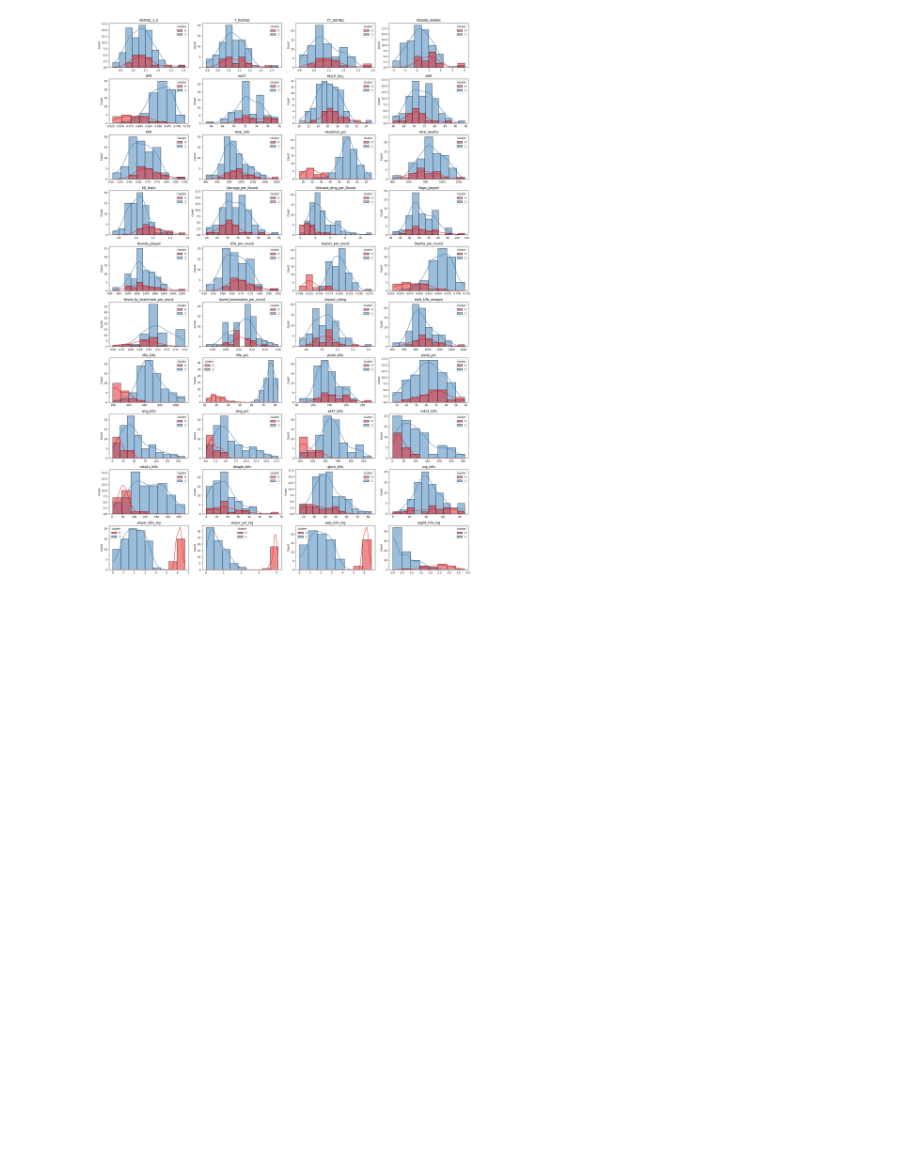
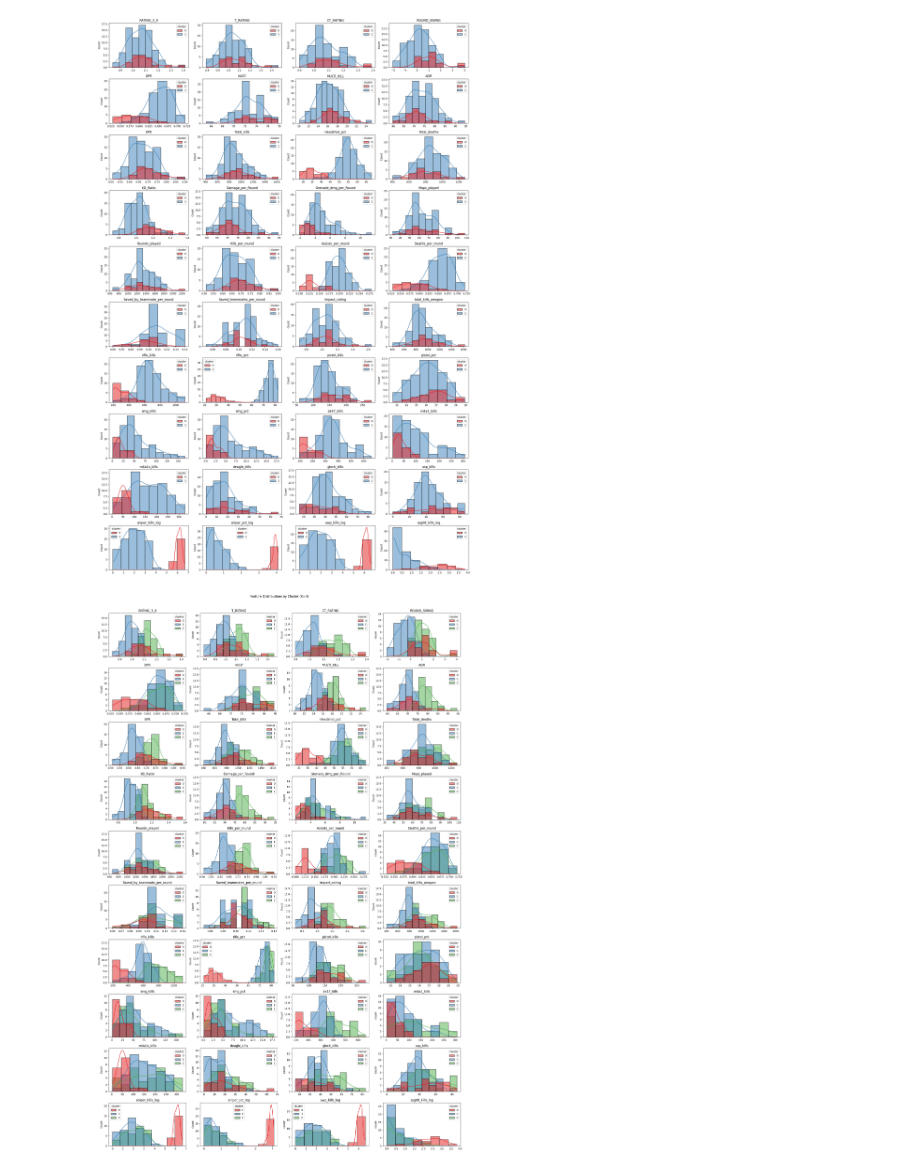
Before and after one commit to dantngn98/hltv_players_unsupervised_learning, a Jupyter notebook: notebooks/Kmeans_clustering.ipynb, the cells around one changed output. Drawn from its saved outputs; the diff is of its cells as text; code cells hidden in the pictures; blank space fills up the shorter version.

```diff
--- a/notebooks/Kmeans_clustering.ipynb
+++ b/notebooks/Kmeans_clustering.ipynb
@@ -232,3 +232,33 @@ plt.tight_layout()
 plt.show()
 # %% [output]
 [figure]
+# %%
+X_labeled3 = pd.DataFrame({'player_id': df['player_id'].to_list(), 'cluster': kmeans3.labels_})
+
+df_labeled3 = df.join(
+    pl.DataFrame(X_labeled3),
+    on='player_id',
+    how='left'
+)
+
+df_plot3 = df_labeled3.select(feature_cols + ['cluster']).to_pandas()
+
+n_cols = 4
+n_rows = -(-len(feature_cols) // n_cols)
+
+fig, axes = plt.subplots(n_rows, n_cols, figsize=(20, n_rows * 3))
+axes = axes.flatten()
+
+for i, col in enumerate(feature_cols):
+    sns.histplot(data=df_plot3, x=col, hue='cluster', kde=True, ax=axes[i], palette='Set1')
+    axes[i].set_title(col)
+    axes[i].set_xlabel('')
+
+for j in range(i + 1, len(axes)):
+    axes[j].set_visible(False)
+
+plt.suptitle('Feature Distributions by Cluster (K=3)', y=1.01)
+plt.tight_layout()
+plt.show()
+# %% [output]
+[figure, added]
```
Also changed, not shown: 1 other file.
